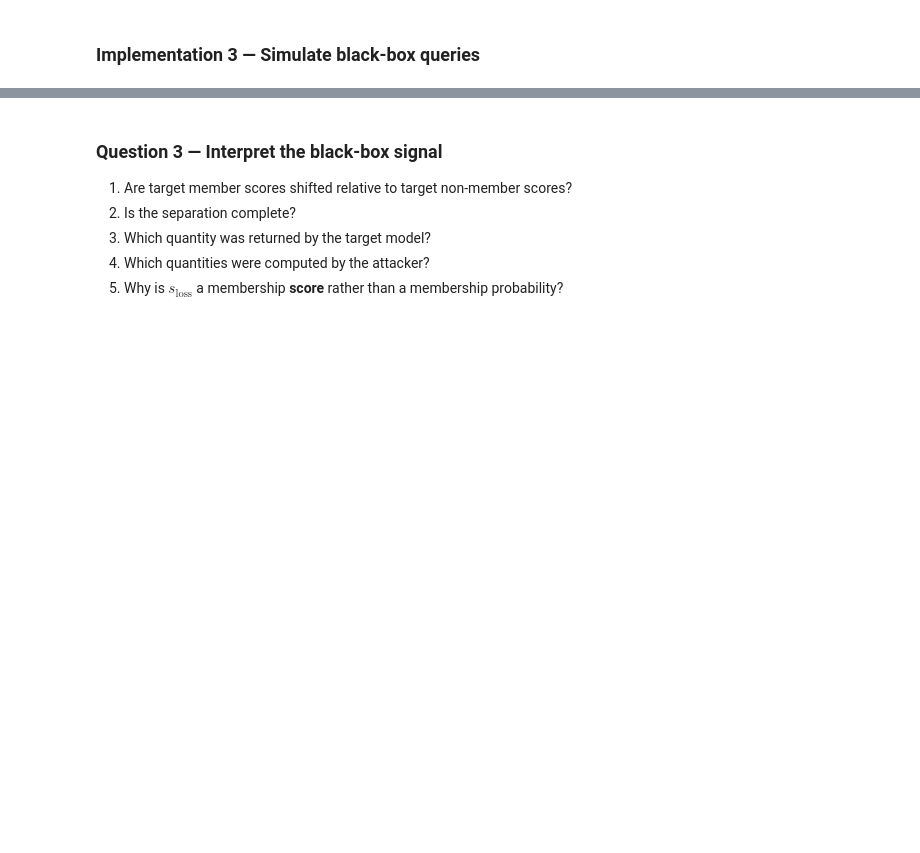
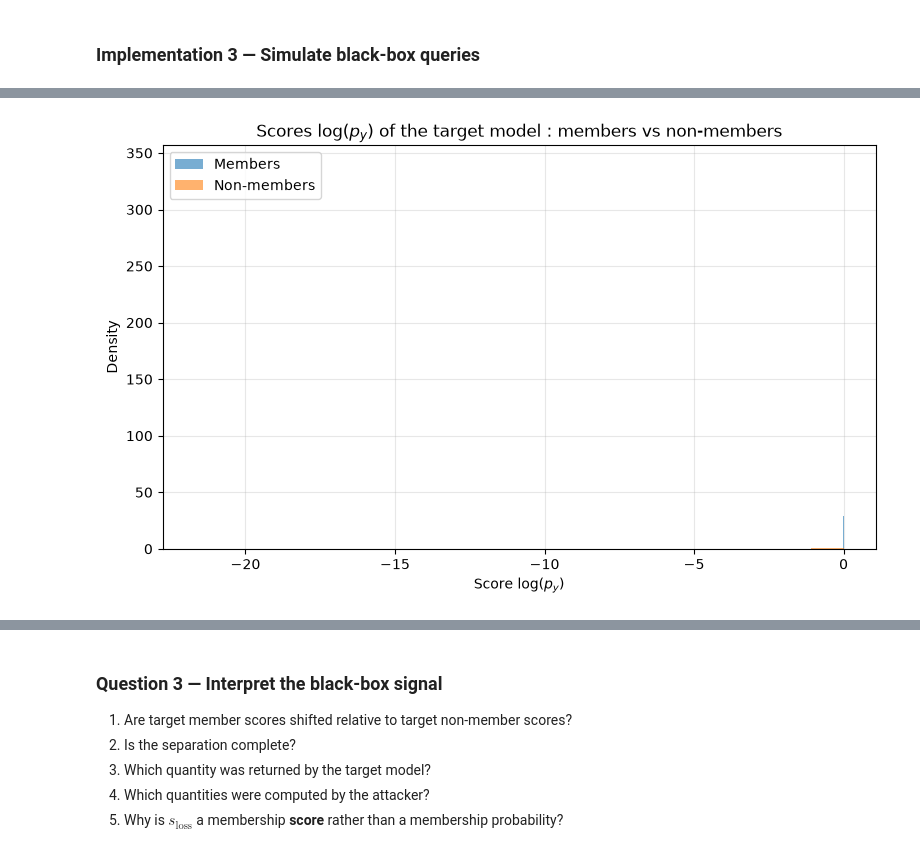
Before and after one commit to bonivalyvan/ML-Trainning-and-evaluation, a Jupyter notebook: Memberships Inference Attacks/Membership_Inference_Medical_AI.ipynb, the cells around one changed output, grey strips where cells are left out. Saved outputs shown, nothing was run; the diff lists cells and outputs as text; code cells hidden in the pictures; blank space fills up the shorter version.

```diff
--- a/Memberships Inference Attacks/Membership_Inference_Medical_AI.ipynb
+++ b/Memberships Inference Attacks/Membership_Inference_Medical_AI.ipynb
@@ -626,0 +740,33 @@ The model does **not** return a membership probability. The attacker derives the
+# %%
+# 6. Plot the target member/non-member distributions of log(p_y).
+
+tiny = torch.finfo(target_member_p_y.dtype).tiny
+
+target_member_log_p_y = torch.log(target_member_p_y.clamp_min(tiny))
+target_nonmember_log_p_y = torch.log(target_nonmember_p_y.clamp_min(tiny))
+
+plt.figure(figsize=(8, 5))
+plt.hist(
+    target_member_log_p_y.numpy(),
+    bins=20,
+    alpha=0.6,
+    density=True,
+    label="Members"
+)
+plt.hist(
+    target_nonmember_log_p_y.numpy(),
+    bins=20,
+    alpha=0.6,
+    density=True,
+    label="Non-members"
+)
+
+plt.xlabel(r"Score $\log(p_y)$")
+plt.ylabel("Density")
+plt.title(r"Scores $\log(p_y)$ of the target model : members vs non-members")
+plt.legend()
+plt.grid(alpha=0.3)
+plt.tight_layout()
+plt.show()
+# %% [output]
+[figure, added]
```
Also changed, not shown: parts of 7 cells of this notebook.
